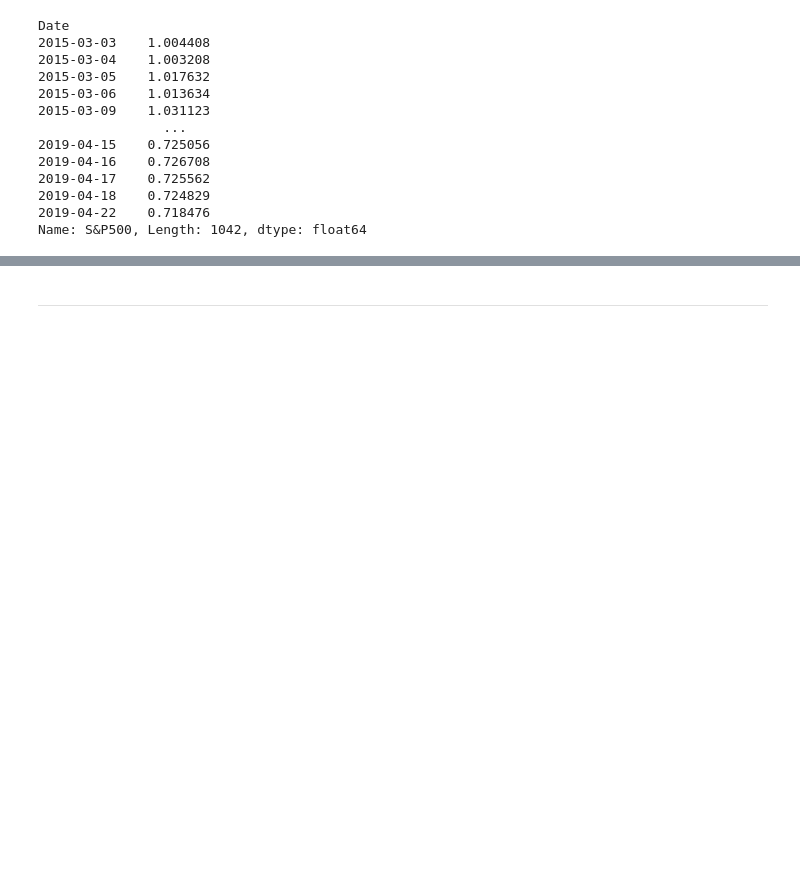
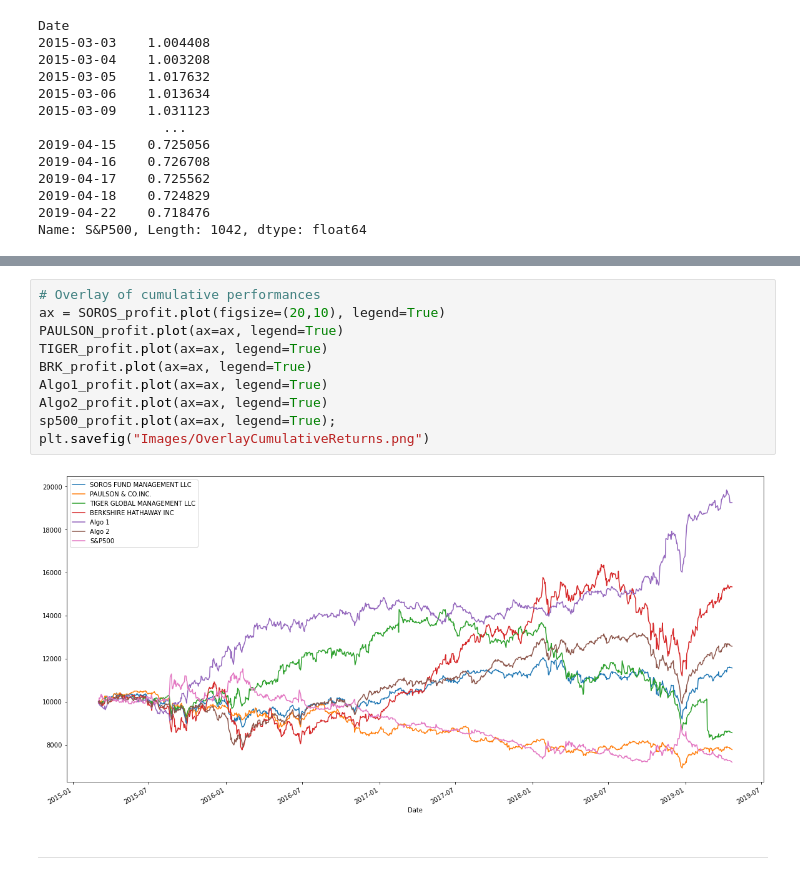
Before and after one commit to jordan-gilmartin/pandas-portfolio-analysis, a Jupyter notebook: whale_analysis.ipynb, the cells around one changed output, grey strips where cells are left out. Drawn from its saved outputs; the diff is of its cells as text; blank space fills up the shorter version.

```diff
--- a/whale_analysis.ipynb
+++ b/whale_analysis.ipynb
@@ -662,3 +670,15 @@ Algo2_ending_balance.round().astype(int)
+# %%
+# Overlay of cumulative performances
+ax = SOROS_profit.plot(figsize=(20,10), legend=True)
+PAULSON_profit.plot(ax=ax, legend=True)
+TIGER_profit.plot(ax=ax, legend=True)
+BRK_profit.plot(ax=ax, legend=True)
+Algo1_profit.plot(ax=ax, legend=True)
+Algo2_profit.plot(ax=ax, legend=True)
+sp500_profit.plot(ax=ax, legend=True);
+plt.savefig("Images/OverlayCumulativeReturns.png")
+# %% [output]
+[figure, added]
 # %% [markdown]
 ---
 # %% [markdown]
```
Also changed, not shown: parts of 2 cells of this notebook, 1 other file.
